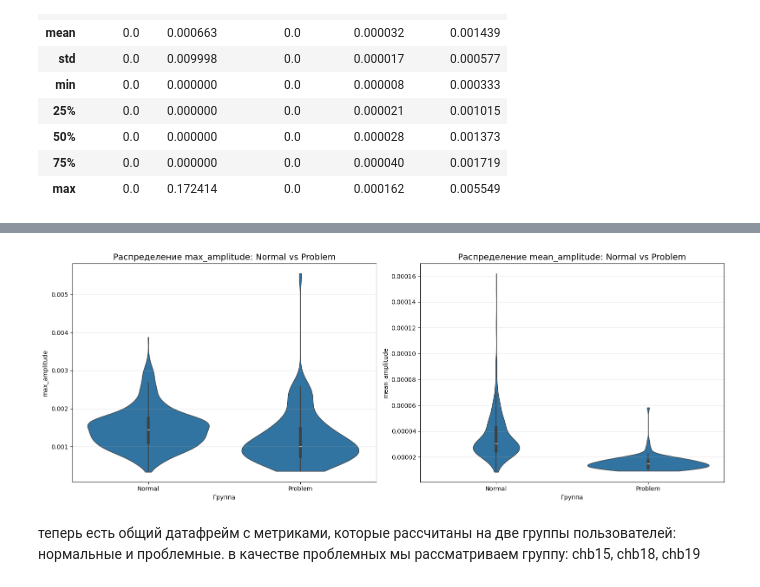
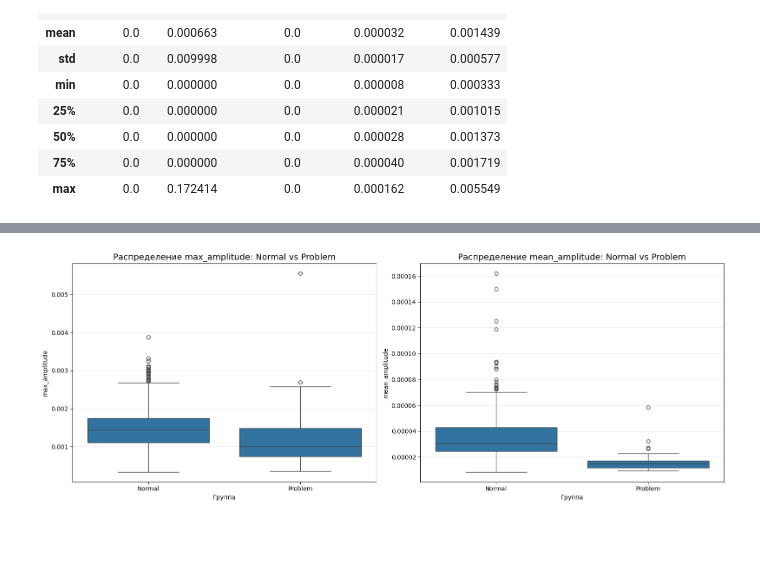
Before and after one commit to 0xJakuzya/epilepsy, a Jupyter notebook: analysis/analysis.ipynb, the cells around one changed output, grey strips where cells are left out. Saved outputs shown, nothing was run; the diff lists cells and outputs as text; code cells hidden in the pictures; blank space fills up the shorter version.

```diff
--- a/analysis/analysis.ipynb
+++ b/analysis/analysis.ipynb
@@ -192,37 +216,29 @@ data[['nan_ratio', 'flat_ratio', 'clipped_ratio', 'mean_amplitude', 'max_amplitu
 # %%
 fig, axes = plt.subplots(1, 2, figsize=(16, 6))
 
-sns.violinplot(
+sns.boxplot(
     data=data,
     x='group',
     y='max_amplitude',
-    inner='box',
-    cut=0,
-    linewidth=1,
     ax=axes[0]
 )
 axes[0].set_title('Распределение max_amplitude: Normal vs Problem', fontsize=14)
 axes[0].set_xlabel('Группа')
 axes[0].set_ylabel('max_amplitude')
 axes[0].grid(axis='y', alpha=0.3)
 
-sns.violinplot(
+sns.boxplot(
     data=data,
     x='group',
     y='mean_amplitude',
-    inner='box',
-    cut=0,
-    linewidth=1,
     ax=axes[1]
 )
 axes[1].set_title('Распределение mean_amplitude: Normal vs Problem', fontsize=14)
 axes[1].set_xlabel('Группа')
 axes[1].set_ylabel('mean_amplitude')
 axes[1].grid(axis='y', alpha=0.3)
 
 plt.tight_layout()
 plt.show()
 # %% [output]
-[figure, old version]
+[figure, new version]
-# %% [markdown]
-теперь есть общий датафрейм с метриками, которые рассчитаны на две группы пользователей: нормальные и проблемные. в качестве проблемных мы рассматриваем группу: chb15, chb18, chb19
```
Also changed, not shown: parts of 20 cells of this notebook.
